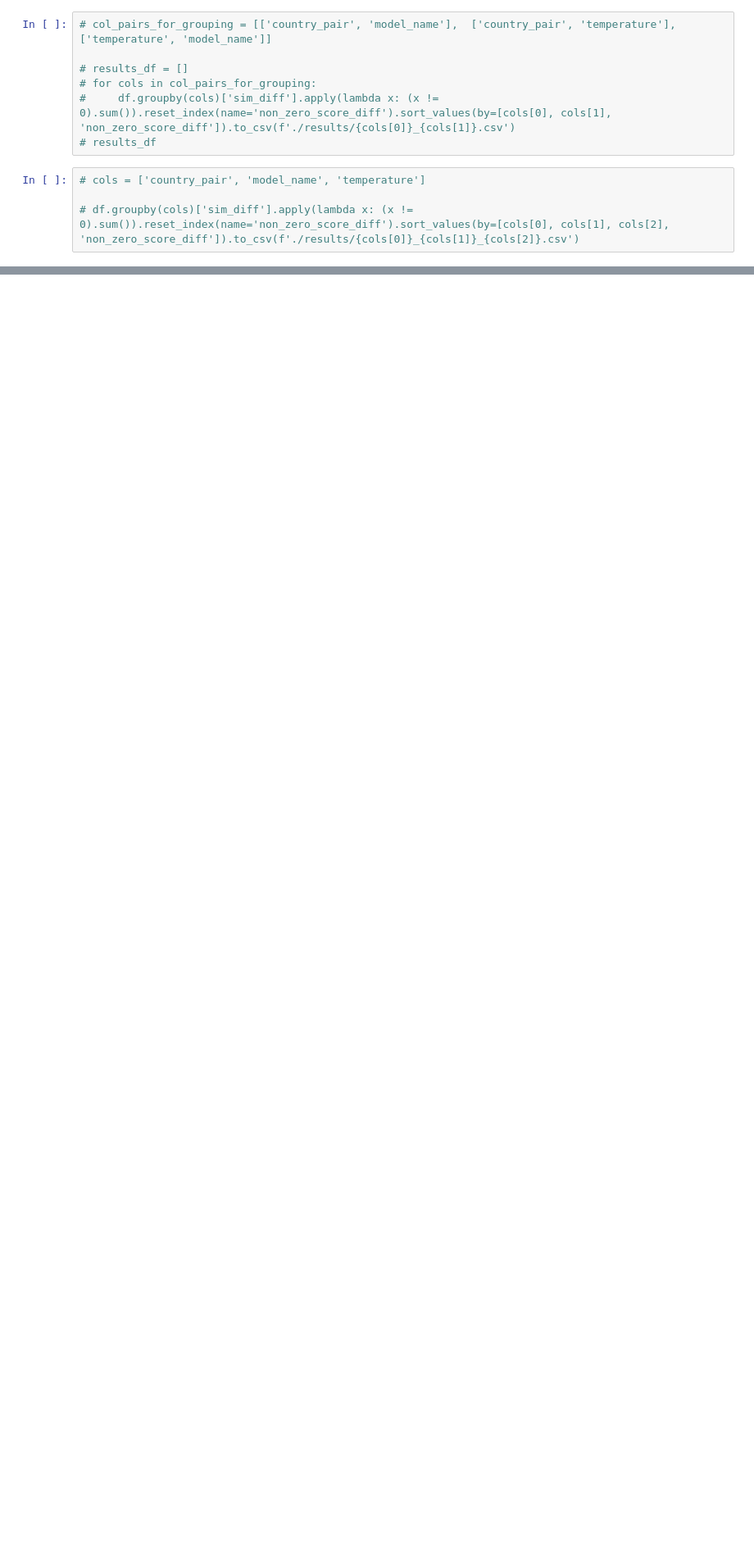
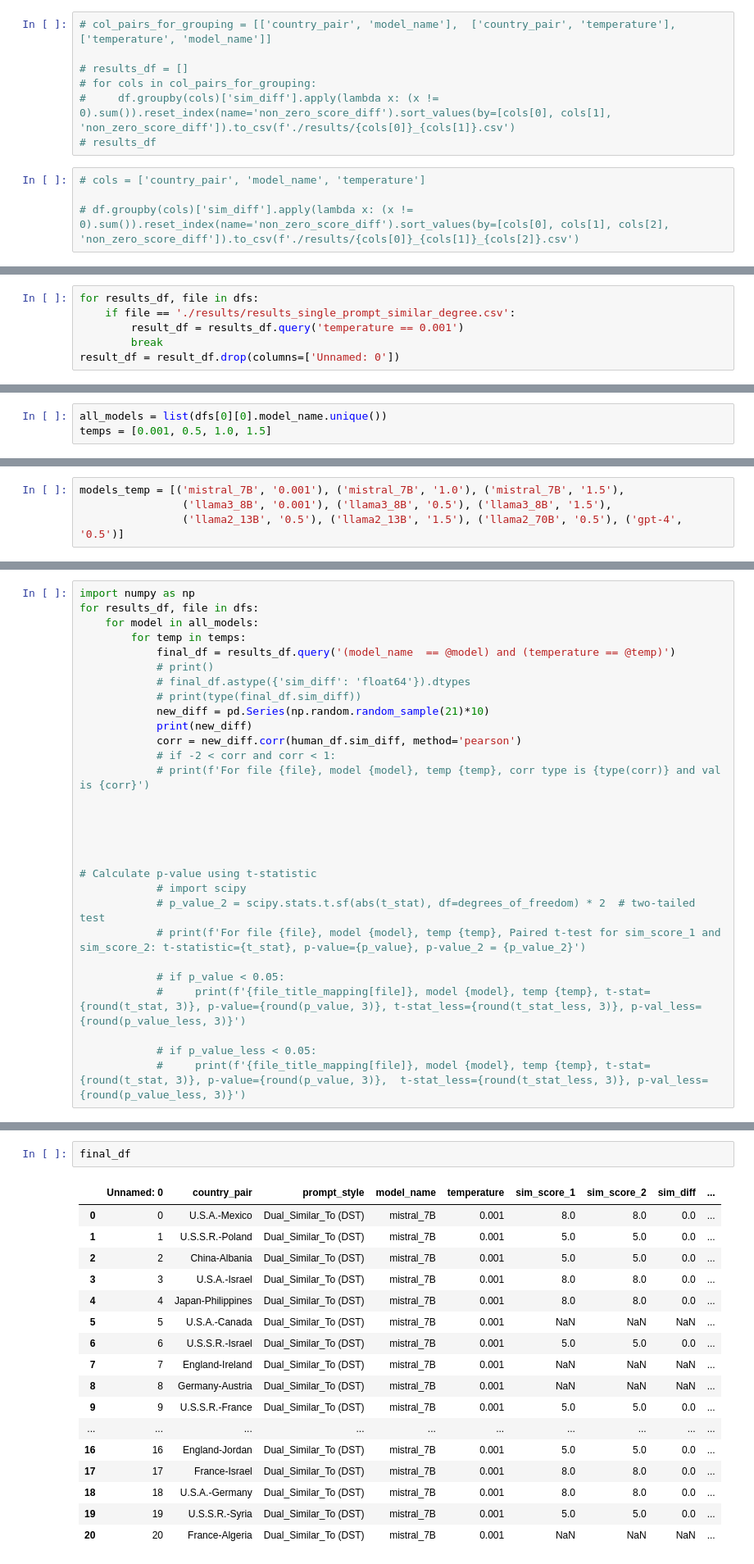
Before and after one commit to sagaruprety/LLM_Context_Effects, a Jupyter notebook: analyse_data.ipynb, the cells around one changed output, grey strips where cells are left out. Shown at 82% size. Cells and saved outputs as stored; diff of their text form; blank space fills up the shorter version.

Commit message:
latest code with result_human.csv containing the ground truth data

```diff
--- a/analyse_data.ipynb
+++ b/analyse_data.ipynb
@@ -135,0 +205,6 @@ for results_df, file in dfs:
+# %%
+for results_df, file in dfs:
+    if file == './results/results_single_prompt_similar_degree.csv':
+        result_df = results_df.query('temperature == 0.001')
+        break
+result_df = result_df.drop(columns=['Unnamed: 0'])
@@ -135,0 +296,3 @@ for results_df, file in dfs:
+# %%
+all_models = list(dfs[0][0].model_name.unique())
+temps = [0.001, 0.5, 1.0, 1.5]
@@ -135,0 +335,4 @@ for results_df, file in dfs:
+# %%
+models_temp = [('mistral_7B', '0.001'), ('mistral_7B', '1.0'), ('mistral_7B', '1.5'),
+                ('llama3_8B', '0.001'), ('llama3_8B', '0.5'), ('llama3_8B', '1.5'),
+                ('llama2_13B', '0.5'), ('llama2_13B', '1.5'), ('llama2_70B', '0.5'), ('gpt-4', '0.5')]
@@ -135,0 +399,29 @@ for results_df, file in dfs:
+# %%
+import numpy as np
+for results_df, file in dfs:
+    for model in all_models:
+        for temp in temps:
+            final_df = results_df.query('(model_name  == @model) and (temperature == @temp)')
+            # print()
+            # final_df.astype({'sim_diff': 'float64'}).dtypes
+            # print(type(final_df.sim_diff))
+            new_diff = pd.Series(np.random.random_sample(21)*10)
+            print(new_diff)
+            corr = new_diff.corr(human_df.sim_diff, method='pearson')
+            # if -2 < corr and corr < 1:
+            # print(f'For file {file}, model {model}, temp {temp}, corr type is {type(corr)} and val is {corr}')
+
+
+
+
+
+# Calculate p-value using t-statistic
+            # import scipy
+            # p_value_2 = scipy.stats.t.sf(abs(t_stat), df=degrees_of_freedom) * 2  # two-tailed test
+            # print(f'For file {file}, model {model}, temp {temp}, Paired t-test for sim_score_1 and sim_score_2: t-statistic={t_stat}, p-value={p_value}, p-value_2 = {p_value_2}')
+
+            # if p_value < 0.05:
+            #     print(f'{file_title_mapping[file]}, model {model}, temp {temp}, t-stat={round(t_stat, 3)}, p-value={round(p_value, 3)}, t-stat_less={round(t_stat_less, 3)}, p-val_less={round(p_value_less, 3)}')
+
+            # if p_value_less < 0.05:
+            #     print(f'{file_title_mapping[file]}, model {model}, temp {temp}, t-stat={round(t_stat, 3)}, p-value={round(p_value, 3)},  t-stat_less={round(t_stat_less, 3)}, p-val_less={round(p_value_less, 3)}')
@@ -135,0 +446,20 @@ for results_df, file in dfs:
+# %%
+final_df
+# %% [output]
+|  | Unnamed: 0 | country_pair | prompt_style | model_name | temperature | sim_score_1 | sim_score_2 | sim_diff | ... |
+| 0 | 0 | U.S.A.-Mexico | Dual_Similar_To (DST) | mistral_7B | 0.001 | 8.0 | 8.0 | 0.0 | ... |
+| 1 | 1 | U.S.S.R.-Poland | Dual_Similar_To (DST) | mistral_7B | 0.001 | 5.0 | 5.0 | 0.0 | ... |
+| 2 | 2 | China-Albania | Dual_Similar_To (DST) | mistral_7B | 0.001 | 5.0 | 5.0 | 0.0 | ... |
+| 3 | 3 | U.S.A.-Israel | Dual_Similar_To (DST) | mistral_7B | 0.001 | 8.0 | 8.0 | 0.0 | ... |
+| 4 | 4 | Japan-Philippines | Dual_Similar_To (DST) | mistral_7B | 0.001 | 8.0 | 8.0 | 0.0 | ... |
+| 5 | 5 | U.S.A.-Canada | Dual_Similar_To (DST) | mistral_7B | 0.001 | NaN | NaN | NaN | ... |
+| 6 | 6 | U.S.S.R.-Israel | Dual_Similar_To (DST) | mistral_7B | 0.001 | 5.0 | 5.0 | 0.0 | ... |
+| 7 | 7 | England-Ireland | Dual_Similar_To (DST) | mistral_7B | 0.001 | NaN | NaN | NaN | ... |
+| 8 | 8 | Germany-Austria | Dual_Similar_To (DST) | mistral_7B | 0.001 | NaN | NaN | NaN | ... |
+| 9 | 9 | U.S.S.R.-France | Dual_Similar_To (DST) | mistral_7B | 0.001 | 5.0 | 5.0 | 0.0 | ... |
+| ... | ... | ... | ... | ... | ... | ... | ... | ... | ... |
+| 16 | 16 | England-Jordan | Dual_Similar_To (DST) | mistral_7B | 0.001 | 5.0 | 5.0 | 0.0 | ... |
+| 17 | 17 | France-Israel | Dual_Similar_To (DST) | mistral_7B | 0.001 | 8.0 | 8.0 | 0.0 | ... |
+| 18 | 18 | U.S.A.-Germany | Dual_Similar_To (DST) | mistral_7B | 0.001 | 8.0 | 8.0 | 0.0 | ... |
+| 19 | 19 | U.S.S.R.-Syria | Dual_Similar_To (DST) | mistral_7B | 0.001 | 5.0 | 5.0 | 0.0 | ... |
+| 20 | 20 | France-Algeria | Dual_Similar_To (DST) | mistral_7B | 0.001 | NaN | NaN | NaN | ... |
```
Also changed, not shown: parts of 22 cells of this notebook, 23 other files.
